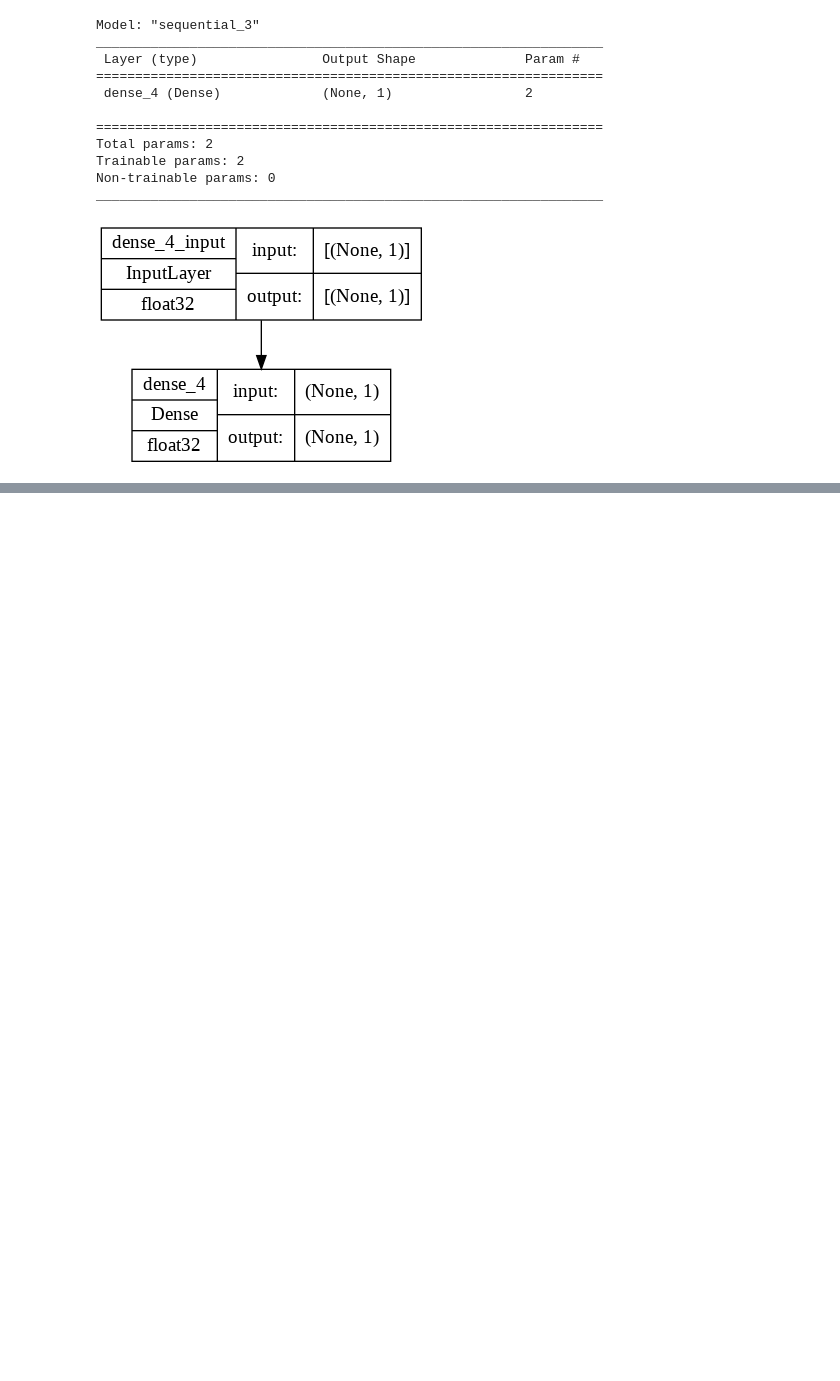
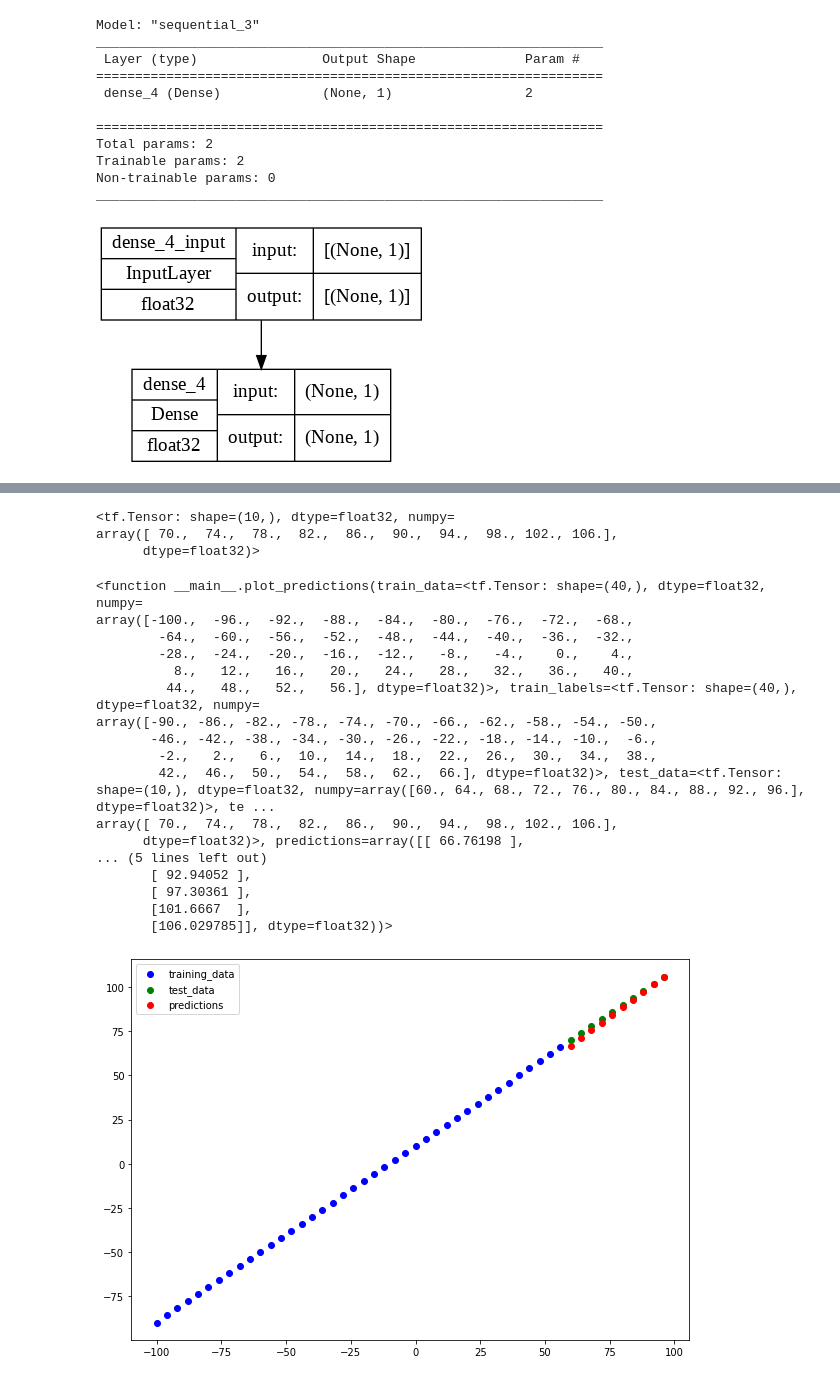
Before and after one commit to sasumwen/tensorflow-developer-certificate_ZTM, a Jupyter notebook: 01_Neural_Network_Regression_with_TensorFlow.ipynb, the cells around one changed output, grey strips where cells are left out. Cells and saved outputs as stored; diff of their text form; code cells hidden in the pictures; blank space fills up the shorter version.

```diff
--- a/01_Neural_Network_Regression_with_TensorFlow.ipynb
+++ b/01_Neural_Network_Regression_with_TensorFlow.ipynb
@@ -340,0 +347,2 @@ plot_model(model = model, show_shapes = True, show_dtype= True)
+# %%
+y_pred = model.predict(X_test)
@@ -340,0 +364,44 @@ plot_model(model = model, show_shapes = True, show_dtype= True)
+# %%
+y_test
+# %% [output]
+<tf.Tensor: shape=(10,), dtype=float32, numpy=
+array([ 70.,  74.,  78.,  82.,  86.,  90.,  94.,  98., 102., 106.],
+      dtype=float32)>
+# %%
+#  create a plotting funct
+def plot_predictions(train_data = X_train,
+                     train_labels = y_train,
+                     test_data = X_test,
+                     test_labels = y_test,
+                     predictions= y_pred):
+  """
+  Plots a taining dt test dt and compares t ground truth labels
+  """
+  plt.figure(figsize=(10,7))
+
+  plt.scatter(train_data, train_labels, c='b', label = "training_data")
+  plt.scatter(test_data, test_labels, c='g', label = "test_data")
+  plt.scatter(test_data, predictions, c='r', label = "predictions")
+  plt.legend();
+  return plot_predictions
+# %%
+plot_predictions()
+# %% [output]
+<function __main__.plot_predictions(train_data=<tf.Tensor: shape=(40,), dtype=float32, numpy=
+array([-100.,  -96.,  -92.,  -88.,  -84.,  -80.,  -76.,  -72.,  -68.,
+        -64.,  -60.,  -56.,  -52.,  -48.,  -44.,  -40.,  -36.,  -32.,
+        -28.,  -24.,  -20.,  -16.,  -12.,   -8.,   -4.,    0.,    4.,
+          8.,   12.,   16.,   20.,   24.,   28.,   32.,   36.,   40.,
+         44.,   48.,   52.,   56.], dtype=float32)>, train_labels=<tf.Tensor: shape=(40,), dtype=float32, numpy=
+array([-90., -86., -82., -78., -74., -70., -66., -62., -58., -54., -50.,
+       -46., -42., -38., -34., -30., -26., -22., -18., -14., -10.,  -6.,
+        -2.,   2.,   6.,  10.,  14.,  18.,  22.,  26.,  30.,  34.,  38.,
+        42.,  46.,  50.,  54.,  58.,  62.,  66.], dtype=float32)>, test_data=<tf.Tensor: shape=(10,), dtype=float32, numpy=array([60., 64., 68., 72., 76., 80., 84., 88., 92., 96.], dtype=float32)>, te ...
+array([ 70.,  74.,  78.,  82.,  86.,  90.,  94.,  98., 102., 106.],
+      dtype=float32)>, predictions=array([[ 66.76198 ],
+... (5 lines left out)
+       [ 92.94052 ],
+       [ 97.30361 ],
+       [101.6667  ],
+       [106.029785]], dtype=float32))>
+[figure, added]
```
Also changed, not shown: parts of 16 cells of this notebook.
